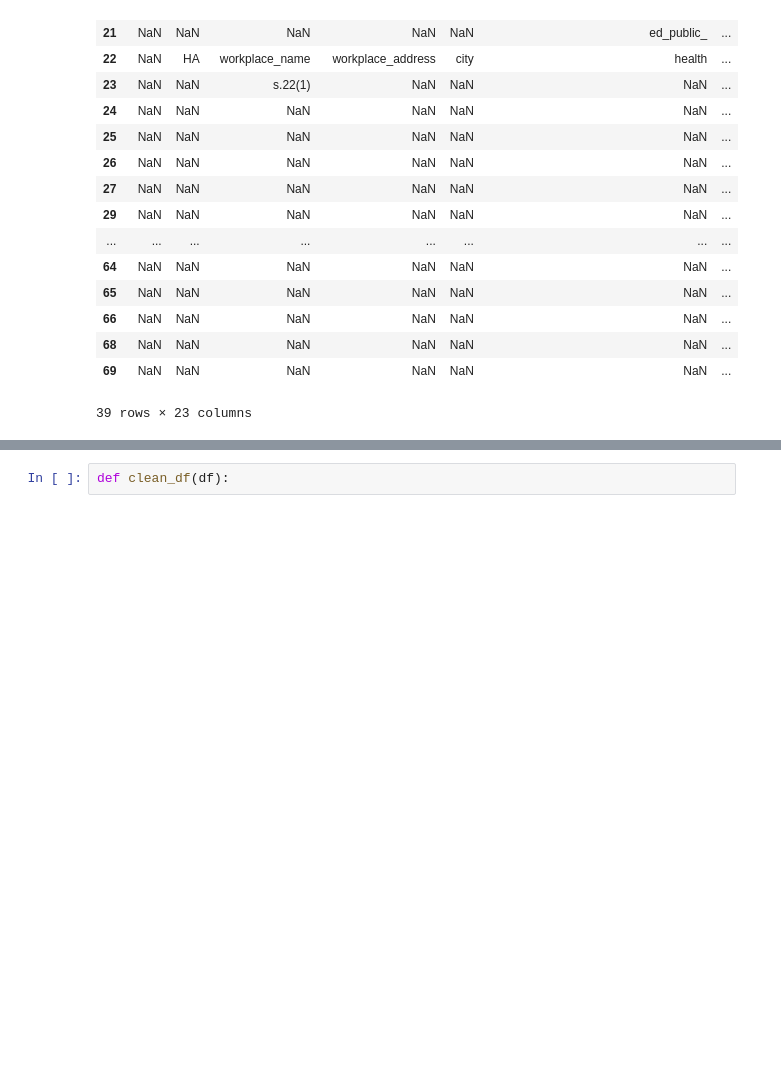
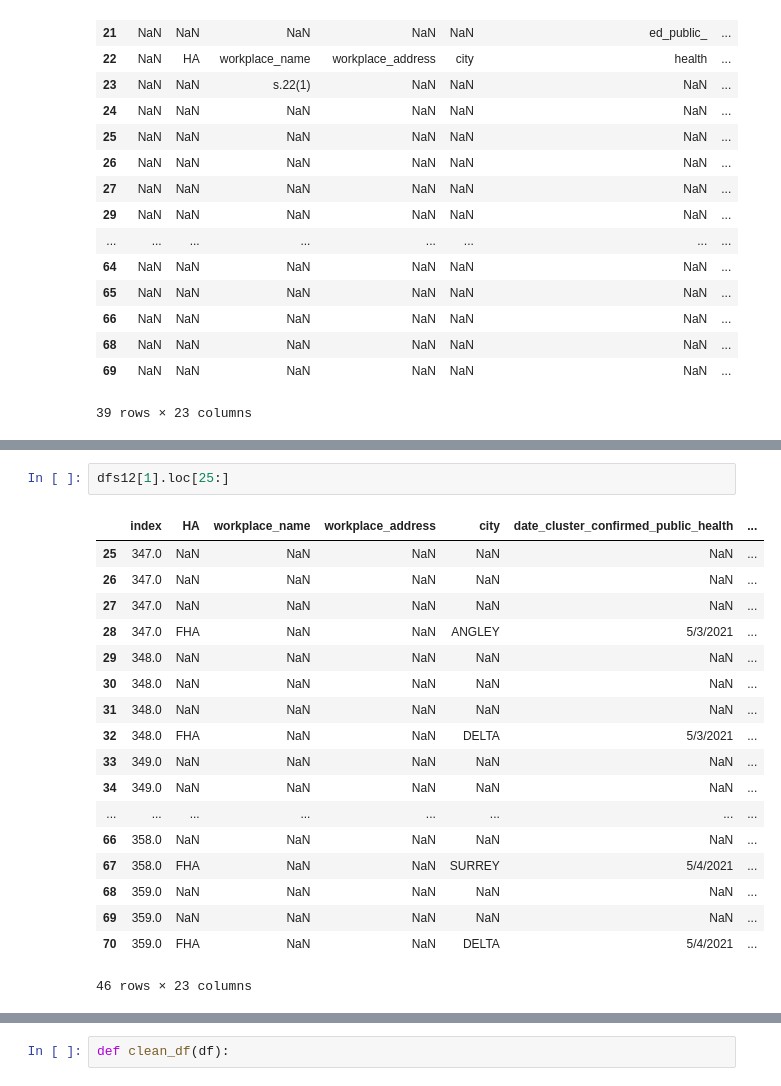
Before and after one commit to silvhua/BC-Covid-workplace-closures, a Jupyter notebook: notebooks/2023-03-23 parse PDF.ipynb, the cells around one changed output, grey strips where cells are left out. Cells and saved outputs as stored; diff of their text form; blank space fills up the shorter version.

```diff
--- a/notebooks/2023-03-23 parse PDF.ipynb
+++ b/notebooks/2023-03-23 parse PDF.ipynb
@@ -1721,0 +1749,21 @@ dfs12[1][(dfs12[1]['index'].isna())]
+# %%
+dfs12[1].loc[25:]
+# %% [output]
+|  | index | HA | workplace_name | workplace_address | city | date_cluster_confirmed_public_health | ... |
+| 25 | 347.0 | NaN | NaN | NaN | NaN | NaN | ... |
+| 26 | 347.0 | NaN | NaN | NaN | NaN | NaN | ... |
+| 27 | 347.0 | NaN | NaN | NaN | NaN | NaN | ... |
+| 28 | 347.0 | FHA | NaN | NaN | ANGLEY | 5/3/2021 | ... |
+| 29 | 348.0 | NaN | NaN | NaN | NaN | NaN | ... |
+| 30 | 348.0 | NaN | NaN | NaN | NaN | NaN | ... |
+| 31 | 348.0 | NaN | NaN | NaN | NaN | NaN | ... |
+| 32 | 348.0 | FHA | NaN | NaN | DELTA | 5/3/2021 | ... |
+| 33 | 349.0 | NaN | NaN | NaN | NaN | NaN | ... |
+| 34 | 349.0 | NaN | NaN | NaN | NaN | NaN | ... |
+| ... | ... | ... | ... | ... | ... | ... | ... |
+| 66 | 358.0 | NaN | NaN | NaN | NaN | NaN | ... |
+| 67 | 358.0 | FHA | NaN | NaN | SURREY | 5/4/2021 | ... |
+| 68 | 359.0 | NaN | NaN | NaN | NaN | NaN | ... |
+| 69 | 359.0 | NaN | NaN | NaN | NaN | NaN | ... |
+| 70 | 359.0 | FHA | NaN | NaN | DELTA | 5/4/2021 | ... |
+46 rows × 23 columns
```
Also changed, not shown: parts of 15 cells of this notebook.
